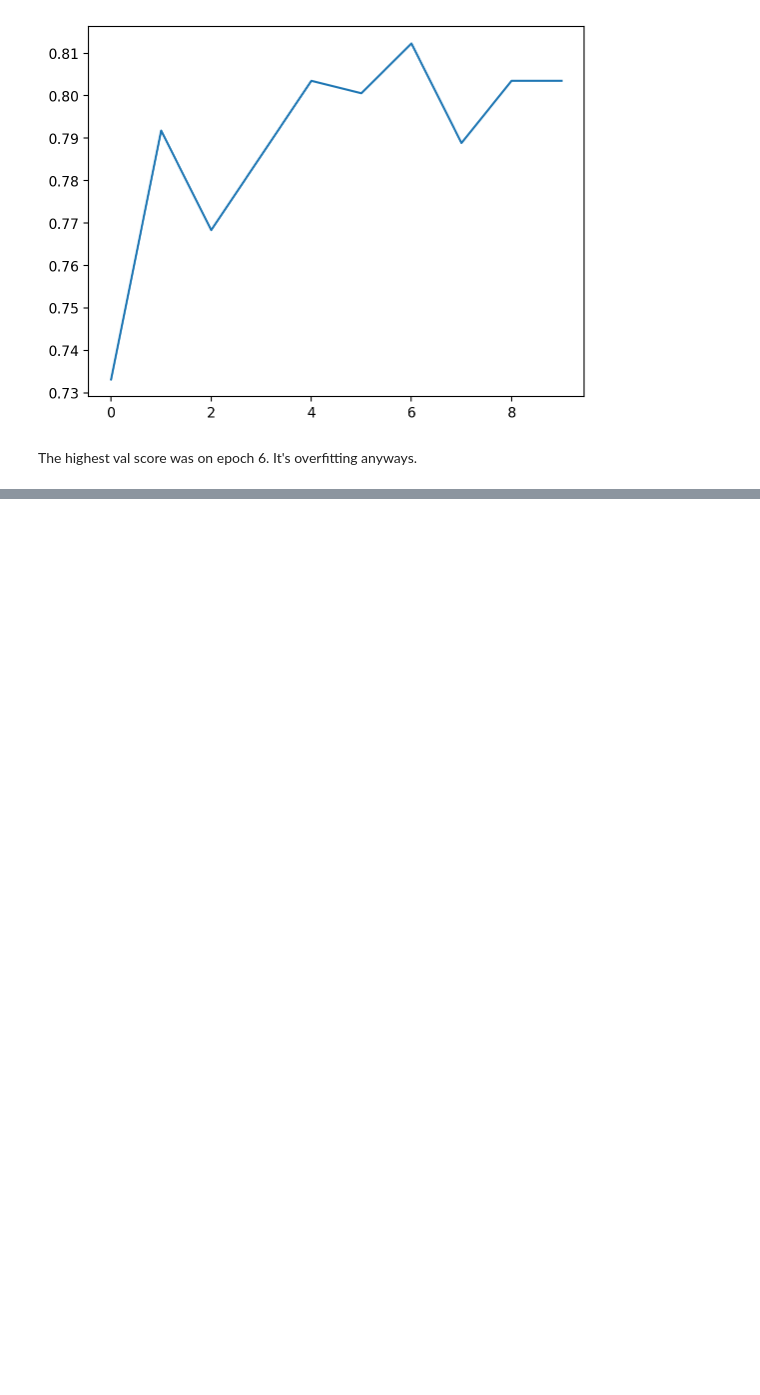
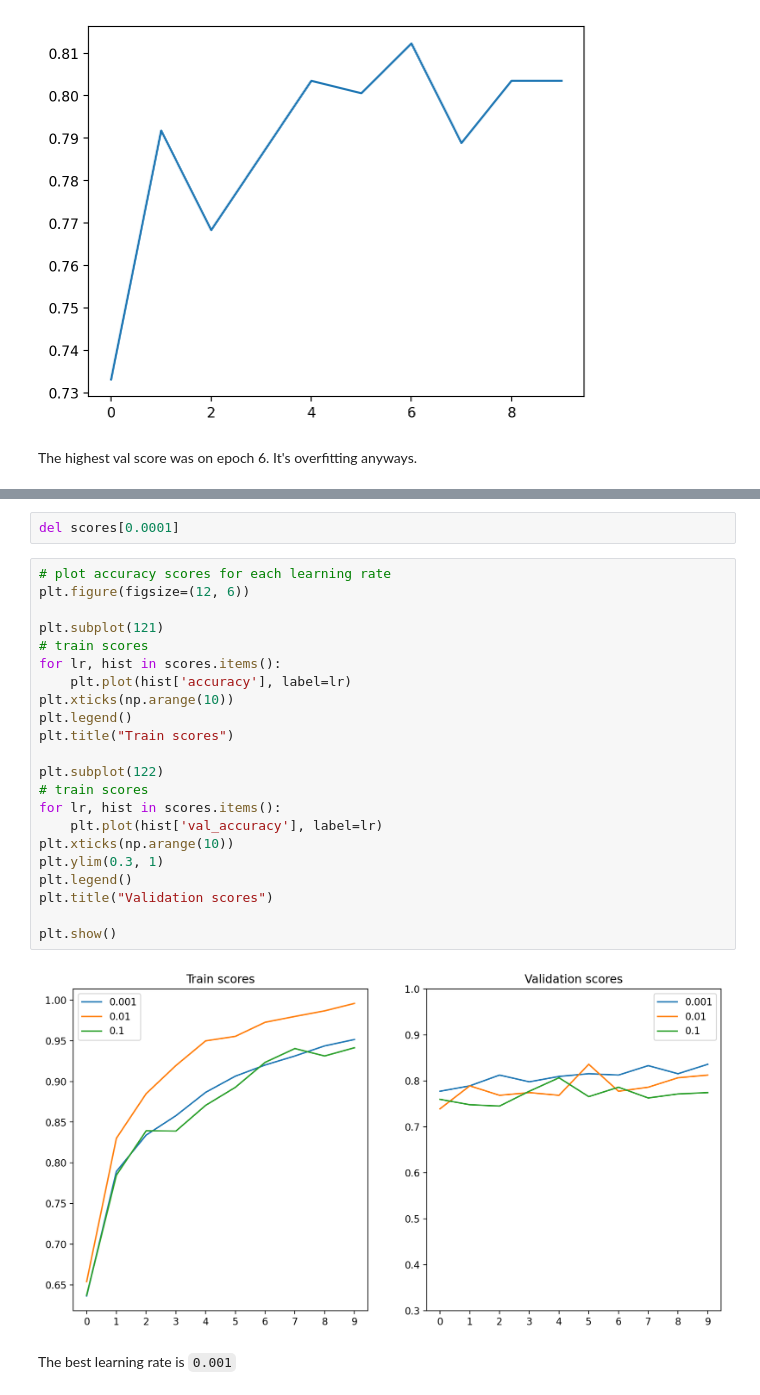
Before and after one commit to nadia-paz/ML-Zoomcamp, a Jupyter notebook: week8/02_transfer_learning.ipynb, the cells around one changed output, grey strips where cells are left out. Cells and saved outputs as stored; diff of their text form; blank space fills up the shorter version.

```diff
--- a/week8/02_transfer_learning.ipynb
+++ b/week8/02_transfer_learning.ipynb
@@ -387,0 +492,28 @@ The highest val score was on epoch 6. It's overfitting anyways.
+# %%
+del scores[0.0001]
+# %%
+# plot accuracy scores for each learning rate
+plt.figure(figsize=(12, 6))
+
+plt.subplot(121)
+# train scores
+for lr, hist in scores.items():
+    plt.plot(hist['accuracy'], label=lr)
+plt.xticks(np.arange(10))
+plt.legend()
+plt.title("Train scores")
+
+plt.subplot(122)
+# train scores
+for lr, hist in scores.items():
+    plt.plot(hist['val_accuracy'], label=lr)
+plt.xticks(np.arange(10))
+plt.ylim(0.3, 1)
+plt.legend()
+plt.title("Validation scores")
+
+plt.show()
+# %% [output]
+[figure, added]
+# %% [markdown]
+The best learning rate is `0.001`
```
Also changed, not shown: parts of 7 cells of this notebook.
